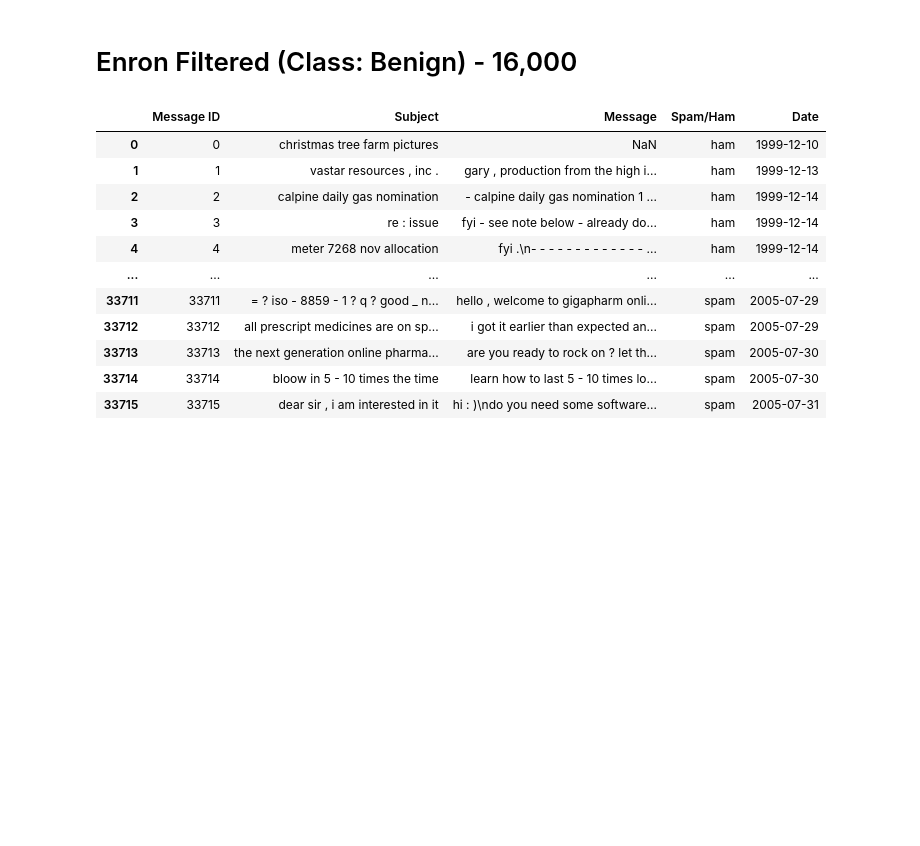
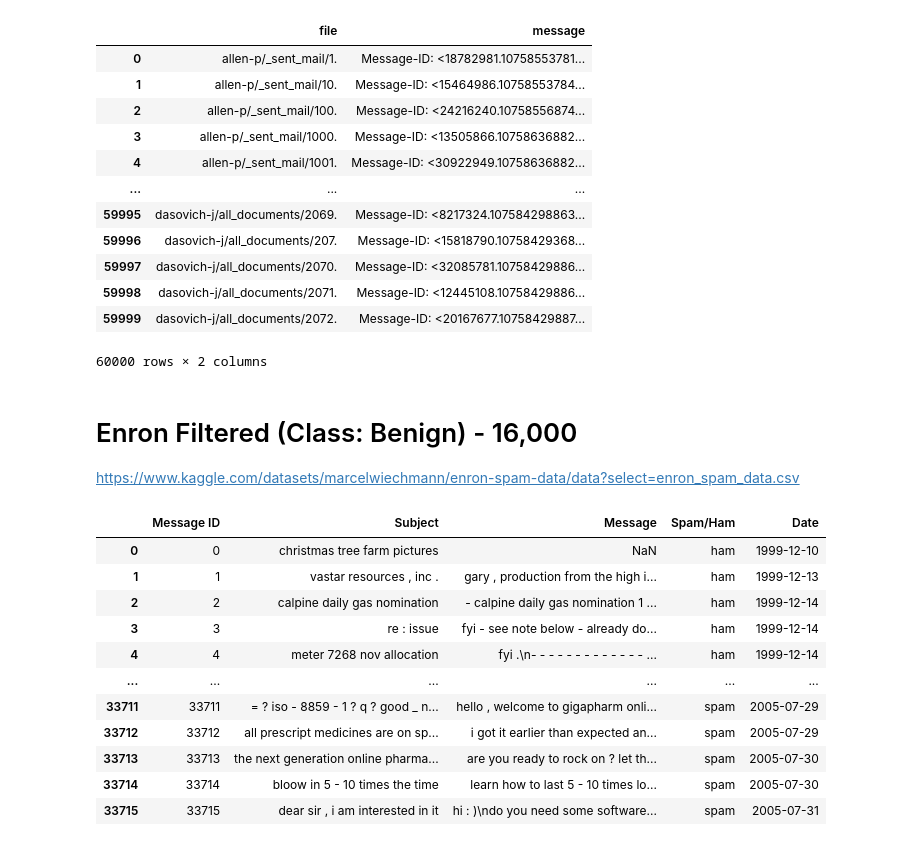
Before and after one commit to Reno0213/capstone, a Jupyter notebook: dataset.ipynb, the cells around one changed output. Drawn from its saved outputs; the diff is of its cells as text; code cells hidden in the pictures; blank space fills up the shorter version.

```diff
--- a/dataset.ipynb
+++ b/dataset.ipynb
@@ -1,5 +36,24 @@
+# %%
+import pandas as pd
+enronSliced = dfEnron2[0:60000]
+enronSliced
+# %% [output]
+|  | file | message |
+| 0 | allen-p/_sent_mail/1. | Message-ID: <18782981.10758553781... |
+| 1 | allen-p/_sent_mail/10. | Message-ID: <15464986.10758553784... |
+| 2 | allen-p/_sent_mail/100. | Message-ID: <24216240.10758556874... |
+| 3 | allen-p/_sent_mail/1000. | Message-ID: <13505866.10758636882... |
+| 4 | allen-p/_sent_mail/1001. | Message-ID: <30922949.10758636882... |
+| ... | ... | ... |
+| 59995 | dasovich-j/all_documents/2069. | Message-ID: <8217324.107584298863... |
+| 59996 | dasovich-j/all_documents/207. | Message-ID: <15818790.10758429368... |
+| 59997 | dasovich-j/all_documents/2070. | Message-ID: <32085781.10758429886... |
+| 59998 | dasovich-j/all_documents/2071. | Message-ID: <12445108.10758429886... |
+| 59999 | dasovich-j/all_documents/2072. | Message-ID: <20167677.10758429887... |
+60000 rows × 2 columns
 # %% [markdown]
 # Enron Filtered (Class: Benign) - 16,000
+https://www.kaggle.com/datasets/marcelwiechmann/enron-spam-data/data?select=enron_spam_data.csv
 # %%
 # Enron Filtered Dataset
 import pandas as pd
```
Also changed, not shown: parts of 5 cells of this notebook, 3 other files.
